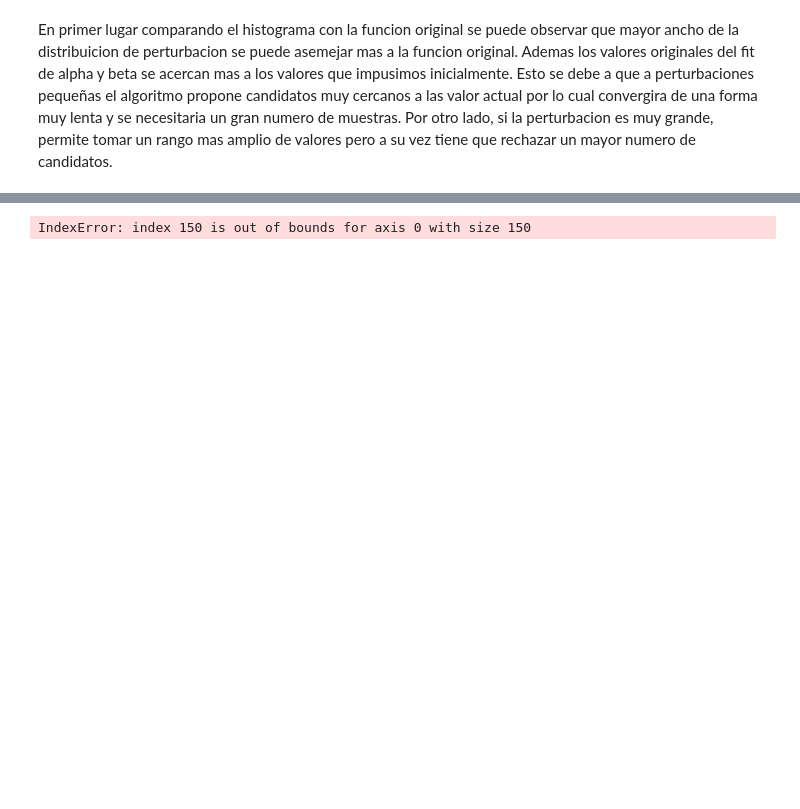
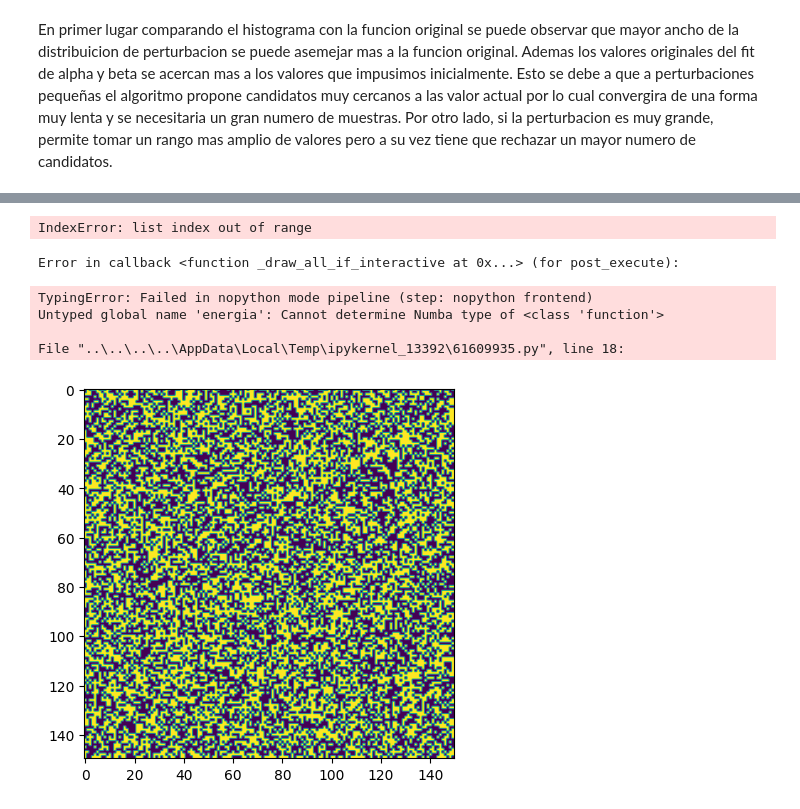
Before and after one commit to Metodos-Computacionales-II/Talleres, a Jupyter notebook: Taller 5/Taller 5.ipynb, the cells around one changed output, grey strips where cells are left out. Cells and saved outputs as stored; diff of their text form; code cells hidden in the pictures; blank space fills up the shorter version.

```diff
--- a/Taller 5/Taller 5.ipynb
+++ b/Taller 5/Taller 5.ipynb
@@ -150,24 +152,60 @@ En primer lugar comparando el histograma con la funcion original se puede observ
 Punto 3
 \
 ![image.png](attachment:image.png)
-# %%
-N=150
-malla=np.random.choice([-1,1],size=(N,N))
-#J >0 ferromagentico ,J<0 antiferromagnetica y J es la constante de acoplamiento
-J=0.2
-beta=10
-def energia(malla,J):
-    Energia=0
-    for i in range(len(malla[0])):
-        for j in range(len(malla[0])):
-            E=-J*(malla[i][j]*malla[i+1][j]+malla[i][j]*malla[i][j+1]+malla[i][j]*malla[i-1][j]+malla[i][j]*malla[i][j-1])
-    return Energia
-E_old=energia(malla,J)
-i=np.random.randint(0,10)
-j=np.random.randint(0,10)
-malla[i][j]=-1*malla[i][j]
-E_new=energia(malla,J)
-delta_e=E_new-E_old
-delta_e
-# %% [output]
-IndexError: index 150 is out of bounds for axis 0 with size 150
+# %%
+from numba import njit
+N=150
+malla=np.random.choice([-1,1],size=(N,N))
+J=0.2
+b=10
+iteraciones=400
+def energia(malla,J):
+    Energia=0
+    for i in range(N):
+        for j in range(N):
+            Energia=J * malla[i, j] * (
+                malla[(i + 1) % N, j] + malla[i, (j + 1) % N] +
+                malla[(i - 1) % N, j] + malla[i, (j - 1) % N])
+                #use chatGPT para sacar esta formula porque siempre me daba la misma energia
+    return Energia
+@njit
+def metropolis_ising(malla,J,b,iteraciones):
+    e_old=energia(malla,J)
+    for h in range(iteraciones):
+        i=np.random.randint(0,N)
+        j=np.random.randint(0,N)
+        spin_original=malla[i][j]
+        malla[i][j]=-1*malla[i][j]
+        e_new=energia(malla,J)
+        delta_e=e_new-e_old
+        if delta_e<=0:
+            e_old=e_new
+        else:
+            if np.random.rand()<np.exp(-b*delta_e):
+                e_old=e_new
+            else:
+                malla[i][j]=spin_original
+    return malla
+fig, ax = plt.subplots()
+im = ax.imshow(malla, animated=True)
+def actualizar(frame):
+    metropolis_ising(malla, J, b, iteraciones)
+    im.set_array(malla)
+    return [im]
+
+# Crear la animación
+ani = FuncAnimation(fig, actualizar, frames=500, blit=False)
+
+# Guardar la animación como un archivo de video
+ani.save('Modelo_ising.gif', writer=PillowWriter(fps=10))
+
+# Mostrar la animación
+plt.show()
+# %% [output]
+IndexError: list index out of range
+Error in callback <function _draw_all_if_interactive at 0x...> (for post_execute):
+TypingError: Failed in nopython mode pipeline (step: nopython frontend)
+Untyped global name 'energia': Cannot determine Numba type of <class 'function'>
+
+File "..\..\..\..\AppData\Local\Temp\ipykernel_13392\61609935.py", line 18:
+[figure, added]
```
Also changed, not shown: parts of 3 cells of this notebook, 2 other files.
